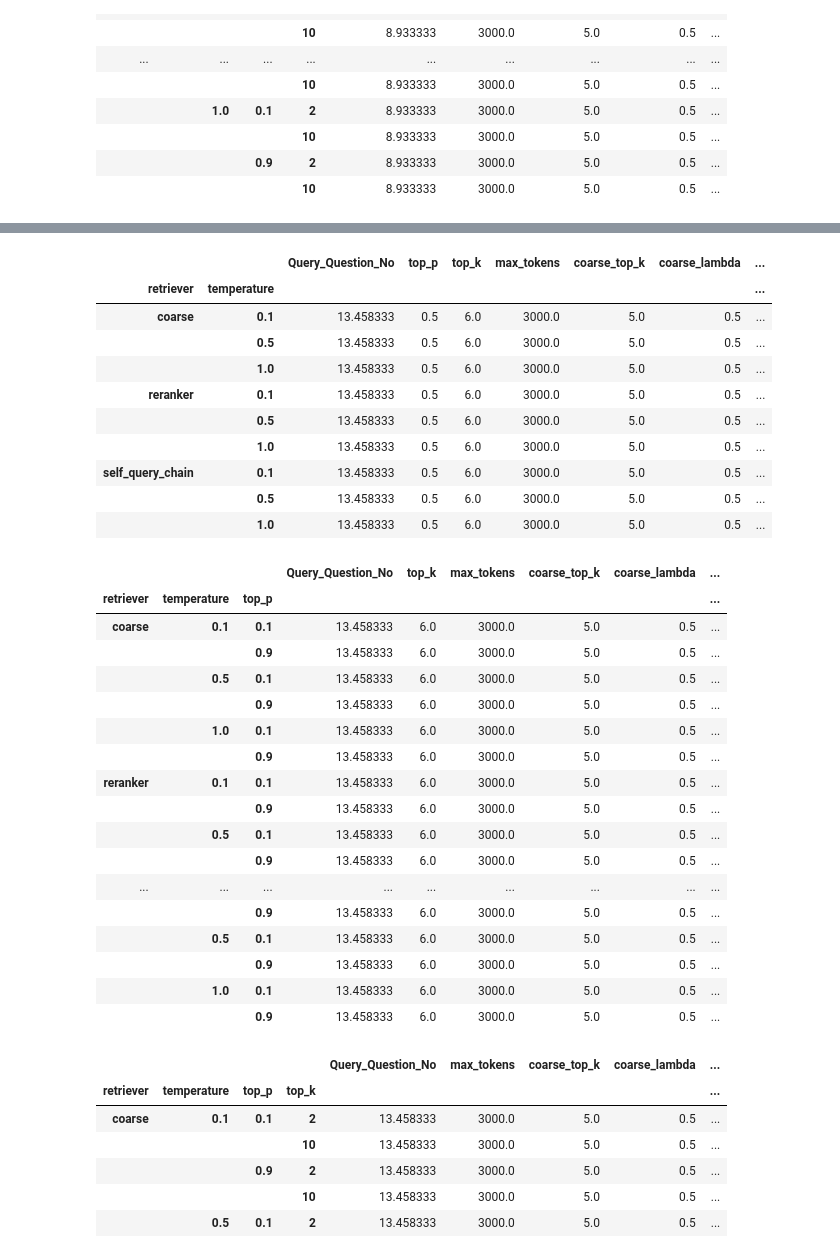
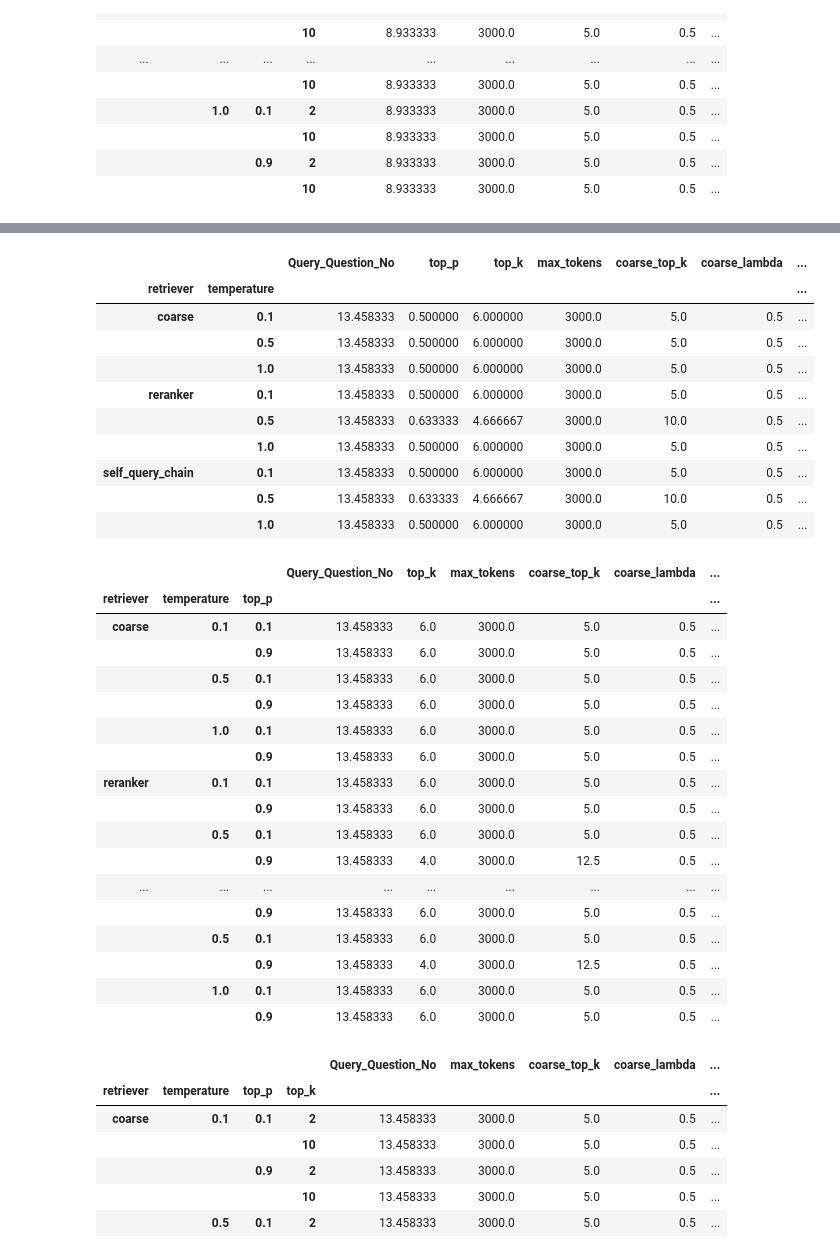
Before and after one commit to devinsuy/Enterprise-RAG, a Jupyter notebook: notebooks/eval_pipeline.ipynb, the cells around one changed output, grey strips where cells are left out. Cells and saved outputs as stored; diff of their text form; code cells hidden in the pictures.

```diff
--- a/notebooks/eval_pipeline.ipynb
+++ b/notebooks/eval_pipeline.ipynb
@@ -456,0 +459,6 @@ normal_recipe_response = append_llm_responses(normal_recipe_df, is_gate_keeper=F
+# %%
+gate_keeper_response_extra = gate_keeper_response
+normal_recipe_response_extra = normal_recipe_response
+# %%
+gate_keeper_response_llm_score_original = pd.read_csv("../data/gatekeeper_response_llm_score.csv")
+normal_recipe_response_llm_score_original = pd.read_csv("../data/normal_recipe_response_llm_score.csv")
@@ -456,0 +485,6 @@ normal_recipe_response = append_llm_responses(normal_recipe_df, is_gate_keeper=F
+# %%
+gate_keeper_response_llm_score_original.drop('Unnamed: 0', axis = 1, inplace = True)
+normal_recipe_response_llm_score_original.drop('Unnamed: 0', axis = 1, inplace = True)
+# %%
+final_gate_keeper_response_llm_score = pd.concat([gate_keeper_response_llm_score_original,gate_keeper_response_extra])
+final_normal_recipe_response_llm_score = pd.concat([normal_recipe_response_llm_score_original,normal_recipe_response_extra])
@@ -637,19 +703,19 @@ gate_keeper_response.groupby(["top_k"]).mean()
 # %%
-gate_keeper_response.groupby(["retriever", "temperature"]).mean()
+final_gate_keeper_response_llm_score.groupby(["retriever", "temperature"]).mean()
 # %% [output]
 |  |  | Query_Question_No | top_p | top_k | max_tokens | coarse_top_k | coarse_lambda | ... |
 | retriever | temperature |  |  |  |  |  |  | ... |
-| coarse | 0.1 | 13.458333 | 0.5 | 6.0 | 3000.0 | 5.0 | 0.5 | ... |
-|  | 0.5 | 13.458333 | 0.5 | 6.0 | 3000.0 | 5.0 | 0.5 | ... |
-|  | 1.0 | 13.458333 | 0.5 | 6.0 | 3000.0 | 5.0 | 0.5 | ... |
-| reranker | 0.1 | 13.458333 | 0.5 | 6.0 | 3000.0 | 5.0 | 0.5 | ... |
-|  | 0.5 | 13.458333 | 0.5 | 6.0 | 3000.0 | 5.0 | 0.5 | ... |
-|  | 1.0 | 13.458333 | 0.5 | 6.0 | 3000.0 | 5.0 | 0.5 | ... |
-| self_query_chain | 0.1 | 13.458333 | 0.5 | 6.0 | 3000.0 | 5.0 | 0.5 | ... |
-|  | 0.5 | 13.458333 | 0.5 | 6.0 | 3000.0 | 5.0 | 0.5 | ... |
-|  | 1.0 | 13.458333 | 0.5 | 6.0 | 3000.0 | 5.0 | 0.5 | ... |
+| coarse | 0.1 | 13.458333 | 0.500000 | 6.000000 | 3000.0 | 5.0 | 0.5 | ... |
+|  | 0.5 | 13.458333 | 0.500000 | 6.000000 | 3000.0 | 5.0 | 0.5 | ... |
+|  | 1.0 | 13.458333 | 0.500000 | 6.000000 | 3000.0 | 5.0 | 0.5 | ... |
+| reranker | 0.1 | 13.458333 | 0.500000 | 6.000000 | 3000.0 | 5.0 | 0.5 | ... |
+|  | 0.5 | 13.458333 | 0.633333 | 4.666667 | 3000.0 | 10.0 | 0.5 | ... |
+|  | 1.0 | 13.458333 | 0.500000 | 6.000000 | 3000.0 | 5.0 | 0.5 | ... |
+| self_query_chain | 0.1 | 13.458333 | 0.500000 | 6.000000 | 3000.0 | 5.0 | 0.5 | ... |
+|  | 0.5 | 13.458333 | 0.633333 | 4.666667 | 3000.0 | 10.0 | 0.5 | ... |
+|  | 1.0 | 13.458333 | 0.500000 | 6.000000 | 3000.0 | 5.0 | 0.5 | ... |
 # %%
-gate_keeper_response.groupby(["retriever", "temperature", "top_p"]).mean()
+final_gate_keeper_response_llm_score.groupby(["retriever", "temperature", "top_p"]).mean()
 # %% [output]
 |  |  |  | Query_Question_No | top_k | max_tokens | coarse_top_k | coarse_lambda | ... |
 | retriever | temperature | top_p |  |  |  |  |  | ... |
@@ -662,11 +728,11 @@ gate_keeper_response.groupby(["retriever", "temperature", "top_p"]).mean()
 | reranker | 0.1 | 0.1 | 13.458333 | 6.0 | 3000.0 | 5.0 | 0.5 | ... |
 |  |  | 0.9 | 13.458333 | 6.0 | 3000.0 | 5.0 | 0.5 | ... |
 |  | 0.5 | 0.1 | 13.458333 | 6.0 | 3000.0 | 5.0 | 0.5 | ... |
-|  |  | 0.9 | 13.458333 | 6.0 | 3000.0 | 5.0 | 0.5 | ... |
+|  |  | 0.9 | 13.458333 | 4.0 | 3000.0 | 12.5 | 0.5 | ... |
 | ... | ... | ... | ... | ... | ... | ... | ... | ... |
 |  |  | 0.9 | 13.458333 | 6.0 | 3000.0 | 5.0 | 0.5 | ... |
 |  | 0.5 | 0.1 | 13.458333 | 6.0 | 3000.0 | 5.0 | 0.5 | ... |
-|  |  | 0.9 | 13.458333 | 6.0 | 3000.0 | 5.0 | 0.5 | ... |
+|  |  | 0.9 | 13.458333 | 4.0 | 3000.0 | 12.5 | 0.5 | ... |
 |  | 1.0 | 0.1 | 13.458333 | 6.0 | 3000.0 | 5.0 | 0.5 | ... |
 |  |  | 0.9 | 13.458333 | 6.0 | 3000.0 | 5.0 | 0.5 | ... |
 # %%
```
Also changed, not shown: parts of 30 cells of this notebook, 2 other files.
